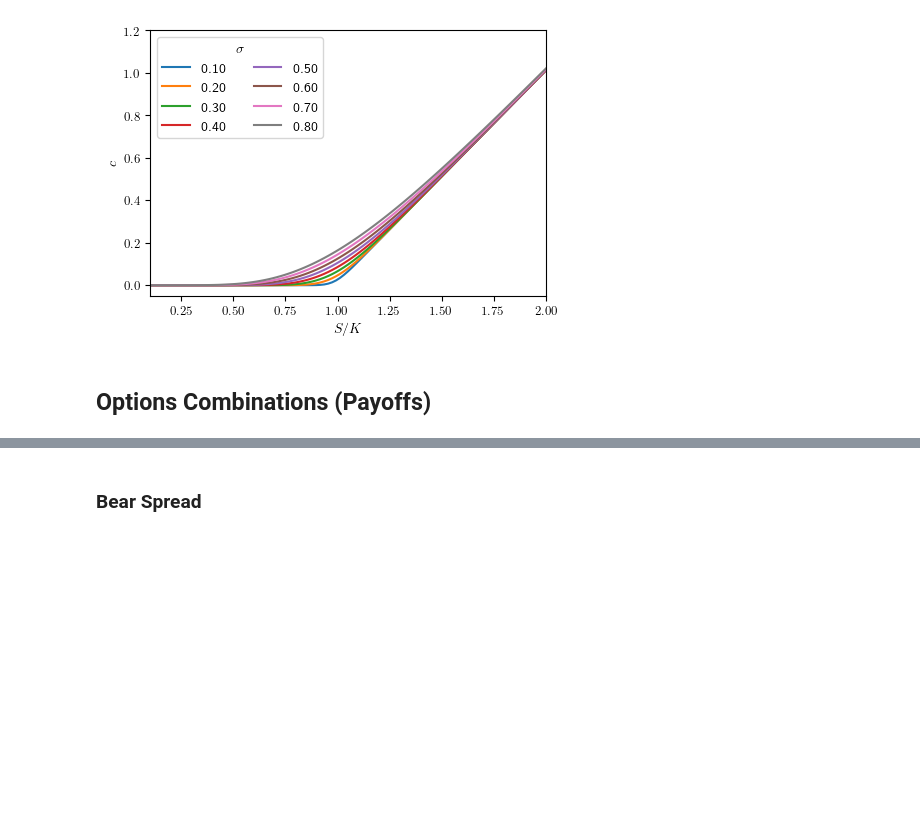
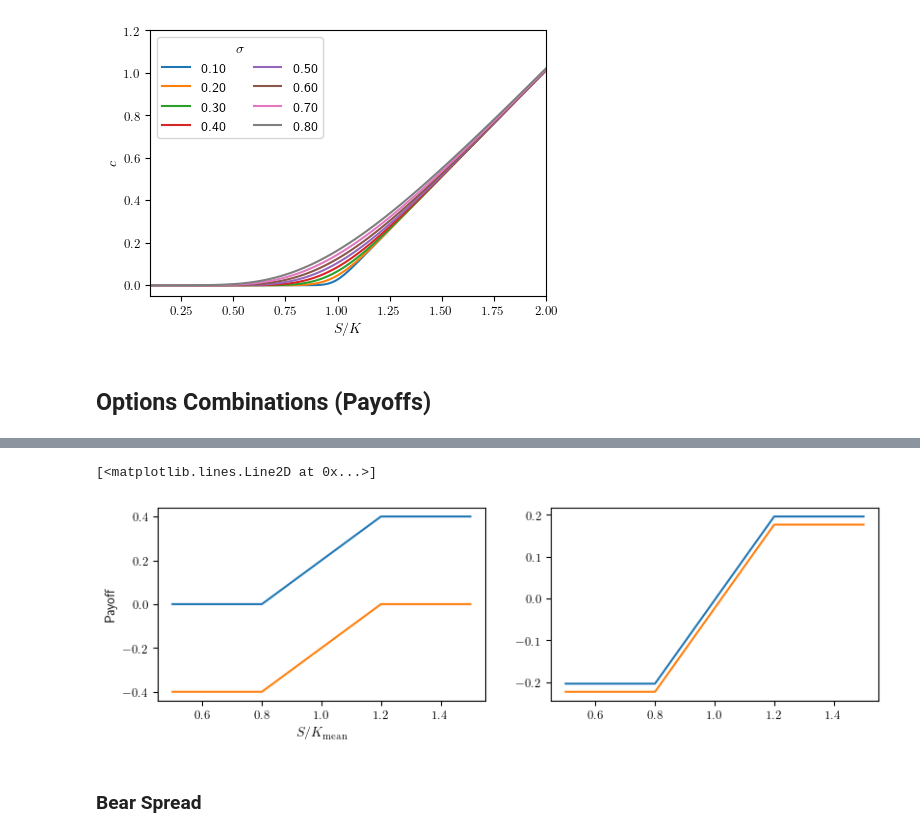
Before and after one commit to jonathanbraden/Finance, a Jupyter notebook: Black_Scholes.ipynb, the cells around one changed output, grey strips where cells are left out. Drawn from its saved outputs; the diff is of its cells as text; code cells hidden in the pictures; blank space fills up the shorter version.

```diff
--- a/Black_Scholes.ipynb
+++ b/Black_Scholes.ipynb
@@ -88,7 +88,9 @@ plt.show()
 ## Options Combinations (Payoffs)
 # %%
 def call_payoff(s,k):
-    return np.max(s-k,0,axis=-1)
+    z = np.zeros_like(s)
+    return np.max(np.vstack([s-k,z]).T,axis=-1)
 
 def put_payoff(s,k):
-    return np.max(k-s,0,axis=-1)
+    z = np.zeros_like(s)
+    return np.max(np.vstack([k-s,z]).T,axis=-1)
@@ -113,3 +103,32 @@ plt.show()
+# %%
+sVals = np.linspace(0.5,1.5,101)
+
+c1 = call_payoff(sVals,0.8)
+c2 = -call_payoff(sVals,1.2)
+
+fig, axs = plt.subplots(nrows=1, ncols=2, figsize=(10,2.5))
+
+axs[0].plot(sVals, c1+c2)
+axs[0].set_xlabel(r'$S/K_{\rm mean}$')
+axs[0].set_ylabel(r'Payoff')
+
+p1 = put_payoff(sVals,0.8)
+p2 = -put_payoff(sVals,1.2)
+
+axs[0].plot(sVals, p1+p2)
+
+# Right panel shows profit / loss (including BS cost of the options)
+c1_profit = c1 - call_european(1.,0.8,0.05,0.25,1.)
+c2_profit = c2 + call_european(1.,1.2,0.05,0.25,1.)
+
+p1_profit = p1 - put_european(1.,0.8,0.05,0.25,1.,0.)
+p2_profit = p2 + put_european(1.,1.2,0.05,0.25,1.,0.)
+
+axs[1].plot(sVals, c1_profit+c2_profit)
+axs[1].plot(sVals, p1_profit+p2_profit)
+# %% [output]
+[<matplotlib.lines.Line2D at 0x...>]
+[figure, added]
 # %% [markdown]
 ### Bear Spread
 # %% [markdown]
```
Also changed, not shown: parts of 4 cells of this notebook.
